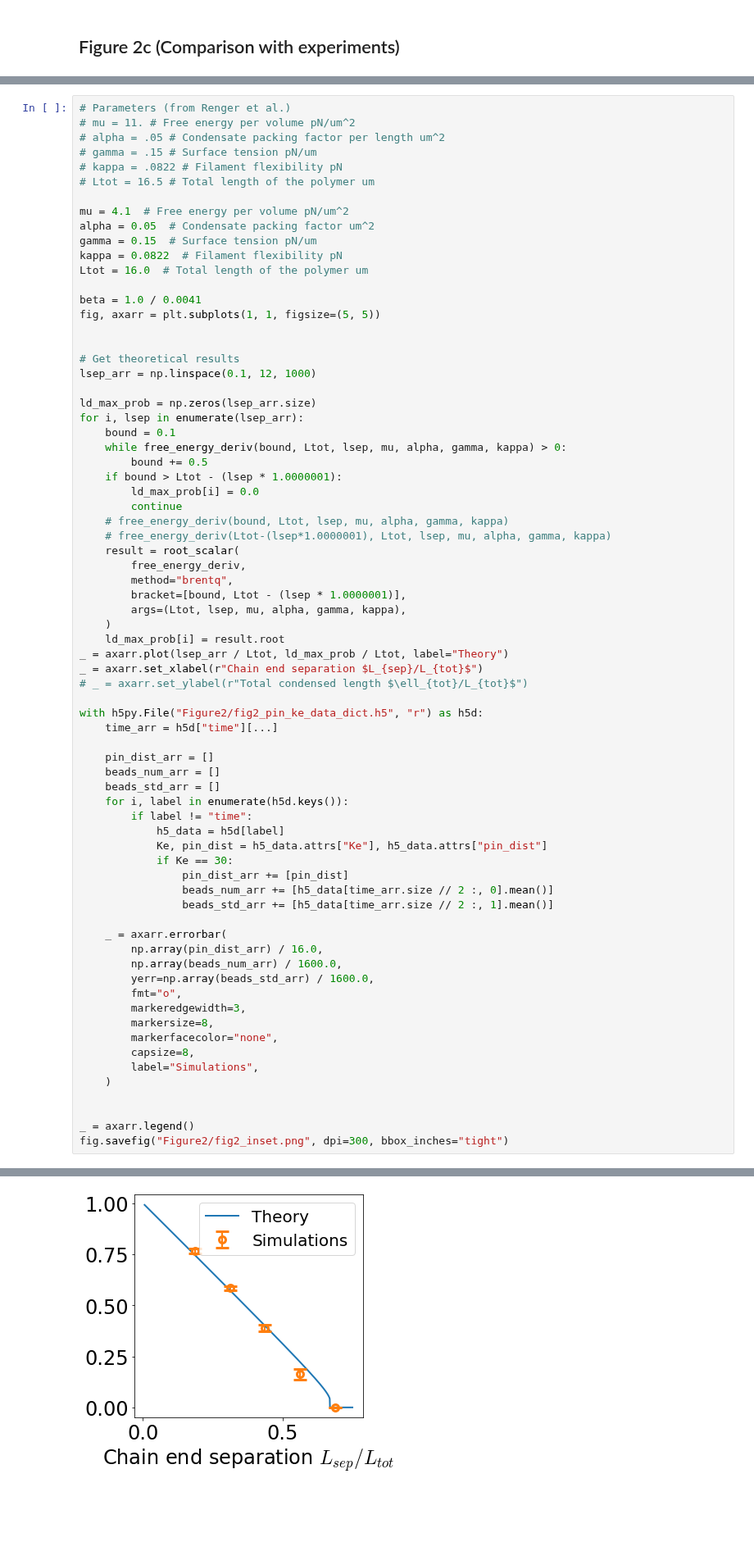
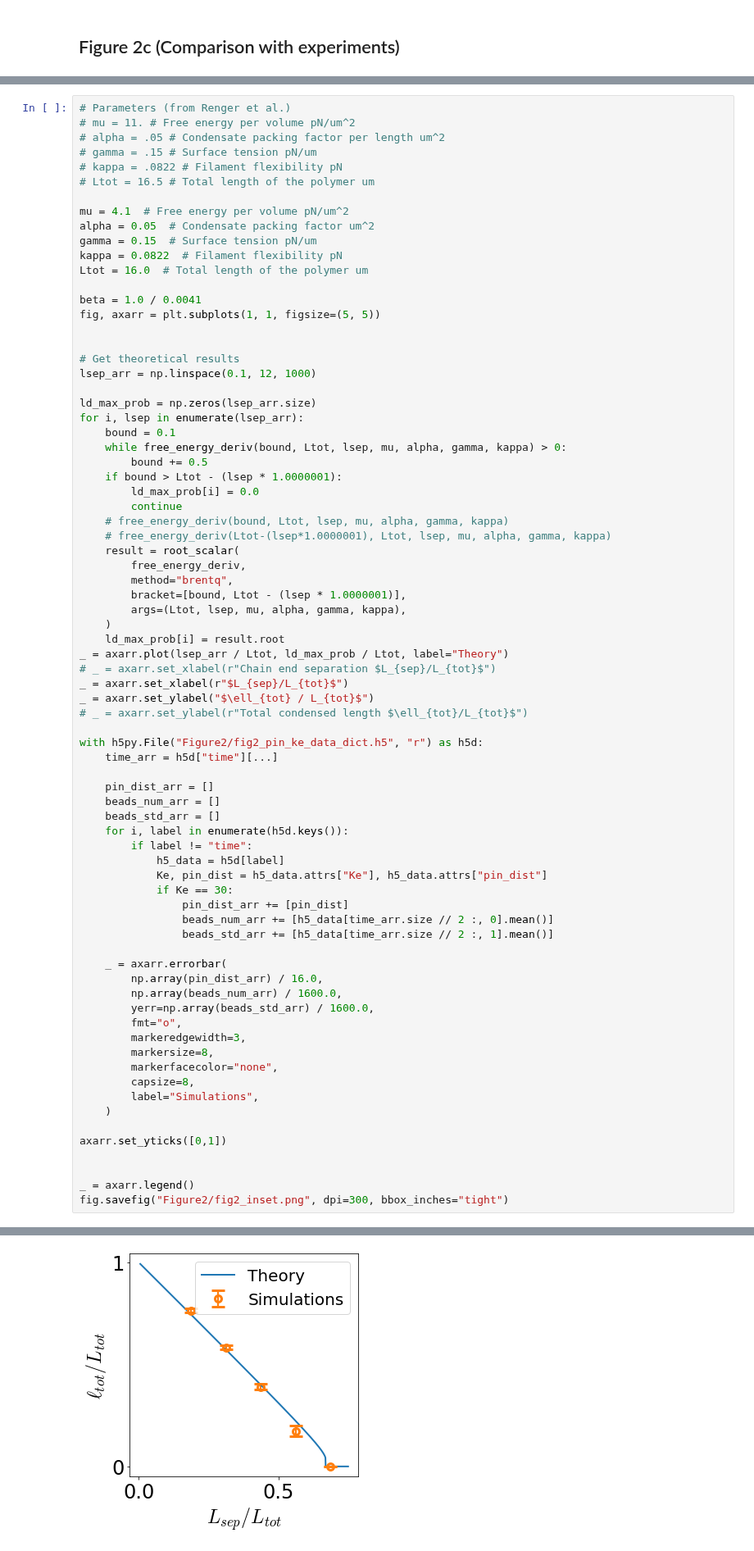
Before and after one commit to palladio11/aLENS_analysis, a Jupyter notebook: notebooks/chromatin_notebooks/Dyn_cond_figs/Figure2.ipynb, the cells around one changed output, grey strips where cells are left out. Shown at 82% size. Cells and saved outputs as stored; diff of their text form; blank space fills up the shorter version.

Commit message:
Major update to all figures

```diff
--- a/notebooks/chromatin_notebooks/Dyn_cond_figs/Figure2.ipynb
+++ b/notebooks/chromatin_notebooks/Dyn_cond_figs/Figure2.ipynb
@@ -473,7 +682,9 @@ for i, lsep in enumerate(lsep_arr):
     )
     ld_max_prob[i] = result.root
 _ = axarr.plot(lsep_arr / Ltot, ld_max_prob / Ltot, label="Theory")
-_ = axarr.set_xlabel(r"Chain end separation $L_{sep}/L_{tot}$")
+# _ = axarr.set_xlabel(r"Chain end separation $L_{sep}/L_{tot}$")
+_ = axarr.set_xlabel(r"$L_{sep}/L_{tot}$")
+_ = axarr.set_ylabel("$\ell_{tot} / L_{tot}$")
 # _ = axarr.set_ylabel(r"Total condensed length $\ell_{tot}/L_{tot}$")
 
 with h5py.File("Figure2/fig2_pin_ke_data_dict.h5", "r") as h5d:
@@ -503,6 +714,8 @@ with h5py.File("Figure2/fig2_pin_ke_data_dict.h5", "r") as h5d:
         label="Simulations",
     )
 
+axarr.set_yticks([0,1])
+
 
 _ = axarr.legend()
 fig.savefig("Figure2/fig2_inset.png", dpi=300, bbox_inches="tight")
@@ -510 +725 @@ fig.savefig("Figure2/fig2_inset.png", dpi=300, bbox_inches="tight")
-[figure, old version]
+[figure, new version]
```
Also changed, not shown: parts of 8 cells of this notebook, 7 other files.
